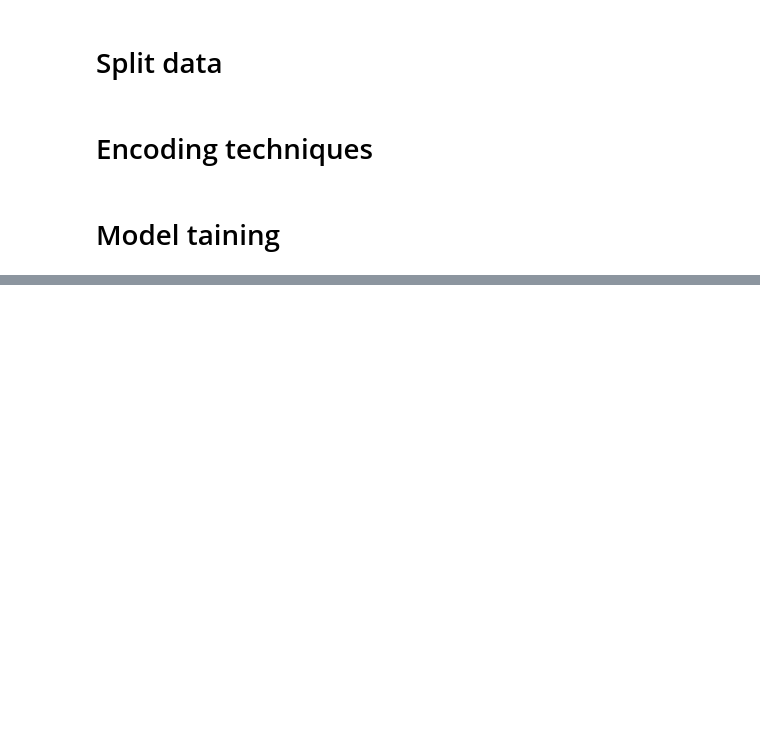
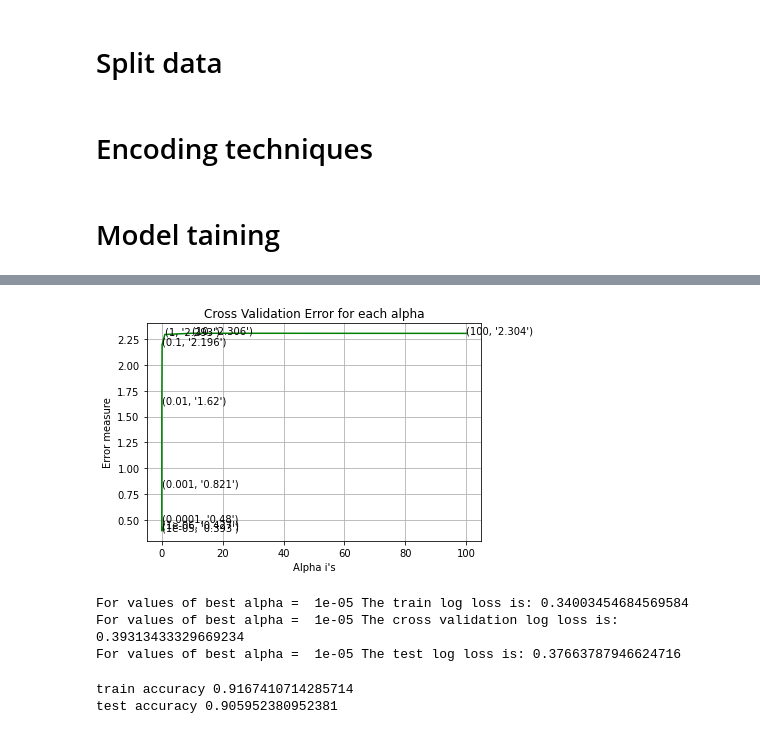
Before and after one commit to harshgupta9723/Digit-recognition, a Jupyter notebook: Digit_recognition.ipynb, the cells around one changed output, grey strips where cells are left out. Drawn from its saved outputs; the diff is of its cells as text; code cells hidden in the pictures; blank space fills up the shorter version.

```diff
--- a/Digit_recognition.ipynb
+++ b/Digit_recognition.ipynb
@@ -104,38 +104,21 @@ for i in alpha:
     clf = SGDClassifier(class_weight='balanced', alpha=i, penalty='l2', loss='log', random_state=42)
     clf.fit(xtrain_normalized, ytrain)
 
-    # calibrated classifier to calculate the probablity of predicted categorys
-    sig_clf = CalibratedClassifierCV(clf, method="sigmoid")
-    sig_clf.fit(xtrain_normalized, ytrain)
-    sig_clf_probs = sig_clf.predict_proba(xcv_normalized)
-    cv_log_error_array.append(log_loss(ycv, sig_clf_probs, labels=clf.classes_, eps=1e-15))
+    clf_probs = clf.predict_proba(xcv_normalized)
+    cv_log_error_array.append(log_loss(ycv, clf_probs, labels=clf.classes_, eps=1e-15))
 
     # to avoid rounding error while multiplying probabilites we use log-probability estimates
-    print("Log Loss :",log_loss(ycv, sig_clf_probs))
+    print("Log Loss :",log_loss(ycv, clf_probs))
 
 fig, ax = plt.subplots()
 ax.plot(alpha, cv_log_error_array,c='g')
+
 for i, txt in enumerate(np.round(cv_log_error_array,3)):
     ax.annotate((alpha[i],str(txt)), (alpha[i],cv_log_error_array[i]))
+
 plt.grid()
 plt.title("Cross Validation Error for each alpha")
 plt.xlabel("Alpha i's")
 plt.ylabel("Error measure")
 plt.show()
-
-
-# get best alpha for minimum log loss
-best_alpha = np.argmin(cv_log_error_array)
-
-# train model for on best hyper parameter
-clf = SGDClassifier(class_weight='balanced', alpha=alpha[best_alpha], penalty='l2', loss='log',random_state=42)
-clf.fit(xtrain_normalized, ytrain)
-sig_clf = CalibratedClassifierCV(clf, method="sigmoid")
-sig_clf.fit(xtrain_normalized, ytrain)
-
-predict_y = sig_clf.predict_proba(xtrain_normalized)
-print('For values of best alpha = ', alpha[best_alpha], "The train log loss is:",log_loss(ytrain, predict_y, labels=clf.classes_, eps=1e-15))
-predict_y = sig_clf.predict_proba(xcv_normalized)
-print('For values of best alpha = ', alpha[best_alpha], "The cross validation log loss is:",log_loss(ycv, predict_y, labels=clf.classes_, eps=1e-15))
-predict_y = sig_clf.predict_proba(xtest_normalized)
-print('For values of best alpha = ', alpha[best_alpha], "The test log loss is:",log_loss(ytest, predict_y, labels=clf.classes_, eps=1e-15))
+# %% [output]
@@ -141,0 +143,28 @@ print('For values of best alpha = ', alpha[best_alpha], "The test log loss is:",
+[figure, added]
+# %%
+# train model for on best hyper parameter
+
+clf = SGDClassifier(class_weight='balanced', alpha=1e-05, penalty='l2', loss='log',random_state=42)
+clf.fit(xtrain_normalized, ytrain)
+
+predict_y = clf.predict_proba(xtrain_normalized)
+print('For values of best alpha = ', 1e-05, "The train log loss is:",log_loss(ytrain, predict_y, labels=clf.classes_))
+
+predict_y = clf.predict_proba(xcv_normalized)
+print('For values of best alpha = ', 1e-05, "The cross validation log loss is:",log_loss(ycv, predict_y, labels=clf.classes_))
+
+predict_y = clf.predict_proba(xtest_normalized)
+print('For values of best alpha = ', 1e-05, "The test log loss is:",log_loss(ytest, predict_y, labels=clf.classes_))
+# %% [output]
+For values of best alpha =  1e-05 The train log loss is: 0.34003454684569584
+For values of best alpha =  1e-05 The cross validation log loss is: 0.39313433329669234
+For values of best alpha =  1e-05 The test log loss is: 0.37663787946624716
+# %%
+y_train_pred = clf.predict(xtrain_normalized)
+print('train accuracy %s' % accuracy_score(y_train_pred, ytrain))
+
+y_test_pred = clf.predict(xtest_normalized)
+print('test accuracy %s' % accuracy_score(y_test_pred, ytest))
+# %% [output]
+train accuracy 0.9167410714285714
+test accuracy 0.905952380952381
```
Also changed, not shown: parts of 10 cells of this notebook.
